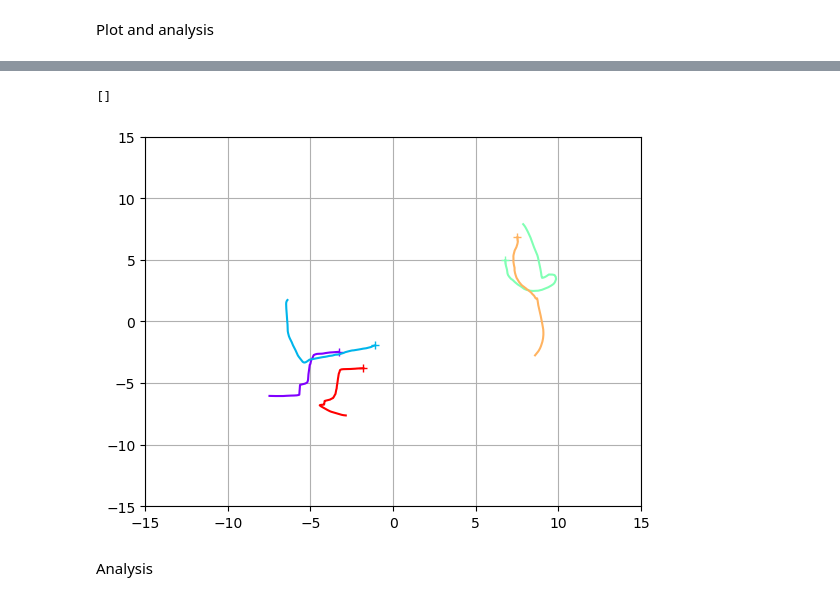
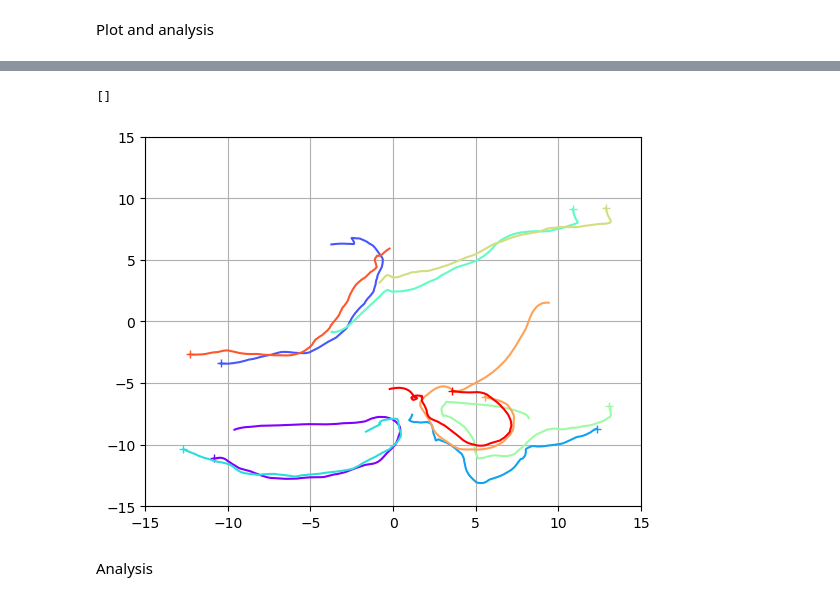
Before and after one commit to Bobomoto/PHYS250-Final-Project, a Jupyter notebook: Finalproject.ipynb, the cells around one changed output, grey strips where cells are left out. Cells and saved outputs as stored; diff of their text form; code cells hidden in the pictures.

```diff
--- a/Finalproject.ipynb
+++ b/Finalproject.ipynb
@@ -72,9 +72,8 @@ def findnearestneighbor(myindex, mycoord, coordarray):
     nearestdist = dist[np.nanargmin(dist)]
     return neighbor_index, nearestdist, dist
 
-def findangletoneighbor(myorientation, mycoord, neighborcoord):
-    myangle = myorientation #in radians
-    myvector = (np.cos(myangle),np.sin(myangle))
+def findangletoneighbor(radmyorientation, mycoord, neighborcoord):
+    myvector = (np.cos(radmyorientation),np.sin(radmyorientation))
     #get vector from me to you and normalize it
     vector_from_me_to_you = np.subtract(neighborcoord,mycoord)/np.linalg.norm(np.subtract(neighborcoord,mycoord))
     #calculate the dot product and the cross product
@@ -106,8 +105,7 @@ def finddistancetonearestwall(mycoord, maxcoord):
 
 
 def findangletowall(radmyorientation, mycoord, maxcoord):
-    myangle = radmyorientation #in radians
-    myvector = np.array([np.cos(myangle),np.sin(myangle)])
+    myvector = np.array([np.cos(radmyorientation),np.sin(radmyorientation)])
 
     #nearest walls
     xwall, ywall = finddistancetonearestwall(mycoord, maxcoord)
@@ -224,12 +222,10 @@ def updatefish(positions,radorientations,speeds,velocity, arenarange = 100, time
         dwdtwallx = maxdwdt*xwallcross + rng.uniform(-errordwdt,errordwdt)
         dwdtwally = maxdwdt*ywallcross + rng.uniform(-errordwdt,errordwdt)
 
-        if xwalldist < 2:
-            if xwalldot < 0:
-                radorientations[i] = radorientations[i] + dwdtwallx*t
-        if ywalldist < 2:
-            if ywalldot < 0:
-                radorientations[i] = radorientations[i] + dwdtwally*t
+        if np.abs(xwalldist) < 2 and xwalldot < 0:
+            radorientations[i] += dwdtwallx * t
+        if np.abs(ywalldist) < 2 and ywalldot < 0:
+            radorientations[i] += dwdtwally * t
 
         #update velocity
         velocity[i] = (speeds[i]*np.cos(radorientations[i]),speeds[i]*np.sin(radorientations[i]))
@@ -281,10 +277,10 @@ def plot(coords, radorientations, viewrange = (-50,50), title = '', fishmarker =
     ax.grid()
     plt.plot()
 # %%
-numiterations = 1000
+numiterations = 2000
 poolrange = 30 #poolrange/2 is the length of each side
 initcoordmax = 10 #essentially initial density
-numfish = 5
+numfish = 10
 inittime = 0
 positionarray = []
 
@@ -302,30 +298,30 @@ plot(pos, motorientations, viewrange = (-poolrange/2,poolrange/2), title = f't =
 # %%
 fig, ax = plt.subplots()
 
 plotmaxcoord = 15
-trajlength = 1000
+trajlength = 3000
 
 colors = cm.rainbow(np.linspace(0, 1, numfish))
 
 for n in np.arange(numfish):
     coordinates = []
     for i in np.arange(numiterations):
         coordinates.append(positionarray[i][n])
     fishcoordsx, fishcoordsy = zip(*coordinates)
 
     recent_x = fishcoordsx[-trajlength:]
     recent_y = fishcoordsy[-trajlength:]
 
     ax.plot(recent_x, recent_y, color=colors[n])
     ax.plot(recent_x[-1], recent_y[-1], marker='+', color=colors[n])
 
 ax.set_xlim(-plotmaxcoord,plotmaxcoord)
 ax.set_ylim(-plotmaxcoord,plotmaxcoord)
 ax.grid()
 plt.plot()
 # %% [output]
 []
-[figure, old version]
+[figure, new version]
 # %%
 # fig, ax = plt.subplots()
 
```
Also changed, not shown: parts of 1 cell of this notebook.
